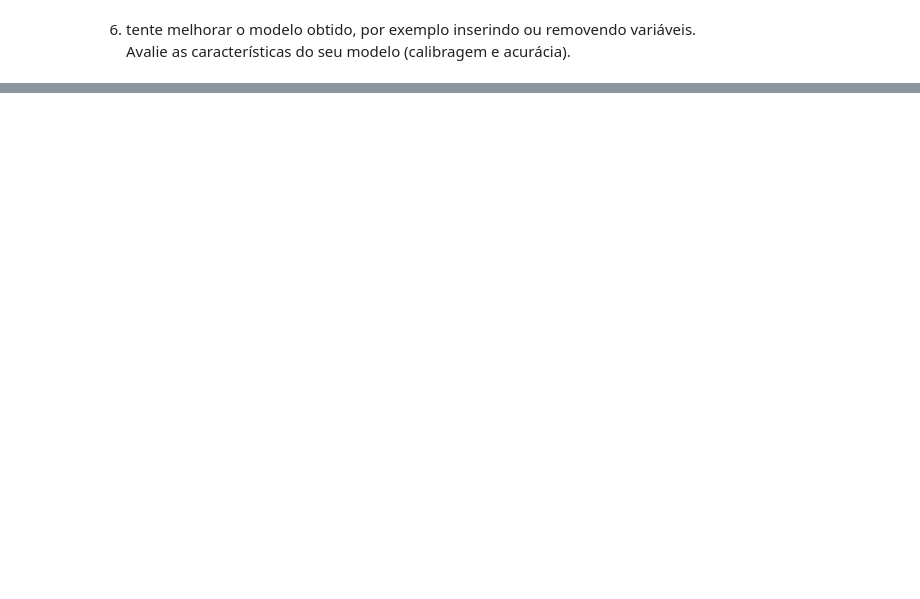
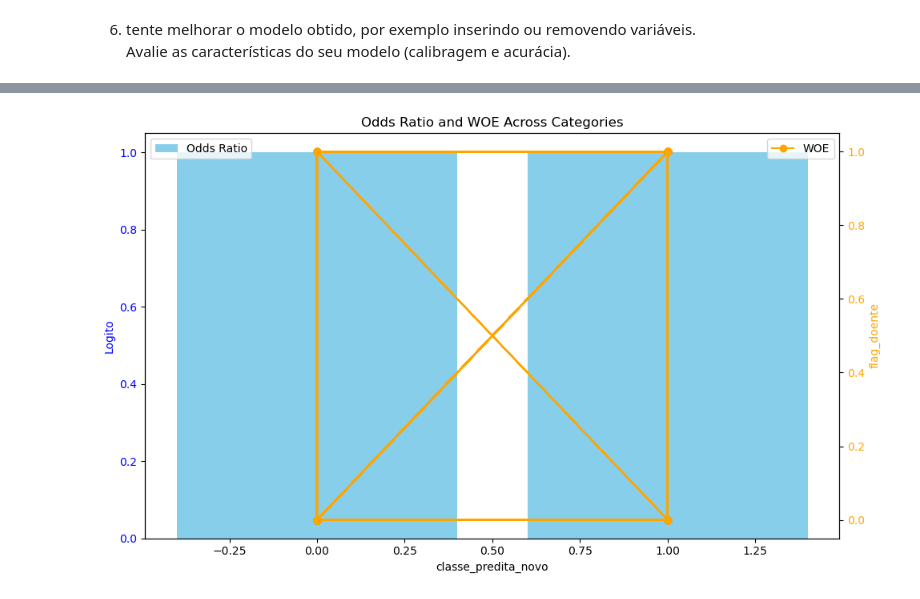
Before and after one commit to fabiooliveira95/Regressao-Logistica, a Jupyter notebook: Tarefa II Regressao Logistica I.ipynb, the cells around one changed output, grey strips where cells are left out. Drawn from its saved outputs; the diff is of its cells as text; code cells hidden in the pictures; blank space fills up the shorter version.

```diff
--- a/Tarefa II Regressao Logistica I.ipynb
+++ b/Tarefa II Regressao Logistica I.ipynb
@@ -315,0 +338,22 @@ NameError: name 'acuracia_novo' is not defined
+# %%
+fig, ax1 = plt.subplots(figsize=(10, 6))
+
+# Bar plot for odds_ratio
+ax1.bar(df['classe_predita_novo'], df['flag_doente'], color='skyblue', label='Odds Ratio')
+ax1.set_xlabel('classe_predita_novo')
+ax1.set_ylabel('Logito', color='blue')
+ax1.tick_params(axis='y', labelcolor='blue')
+ax1.set_title('Odds Ratio and WOE Across Categories')
+ax1.legend(loc='upper left')
+
+# Line plot for WOE
+ax2 = ax1.twinx()
+ax2.plot(df['classe_predita_novo'], df['flag_doente'], color='orange', label='WOE', marker='o')
+ax2.set_ylabel('flag_doente', color='orange')
+ax2.tick_params(axis='y', labelcolor='orange')
+ax2.legend(loc='upper right')
+
+plt.tight_layout()
+plt.show()
+# %% [output]
+[figure, added]
```
Also changed, not shown: parts of 7 cells of this notebook.
